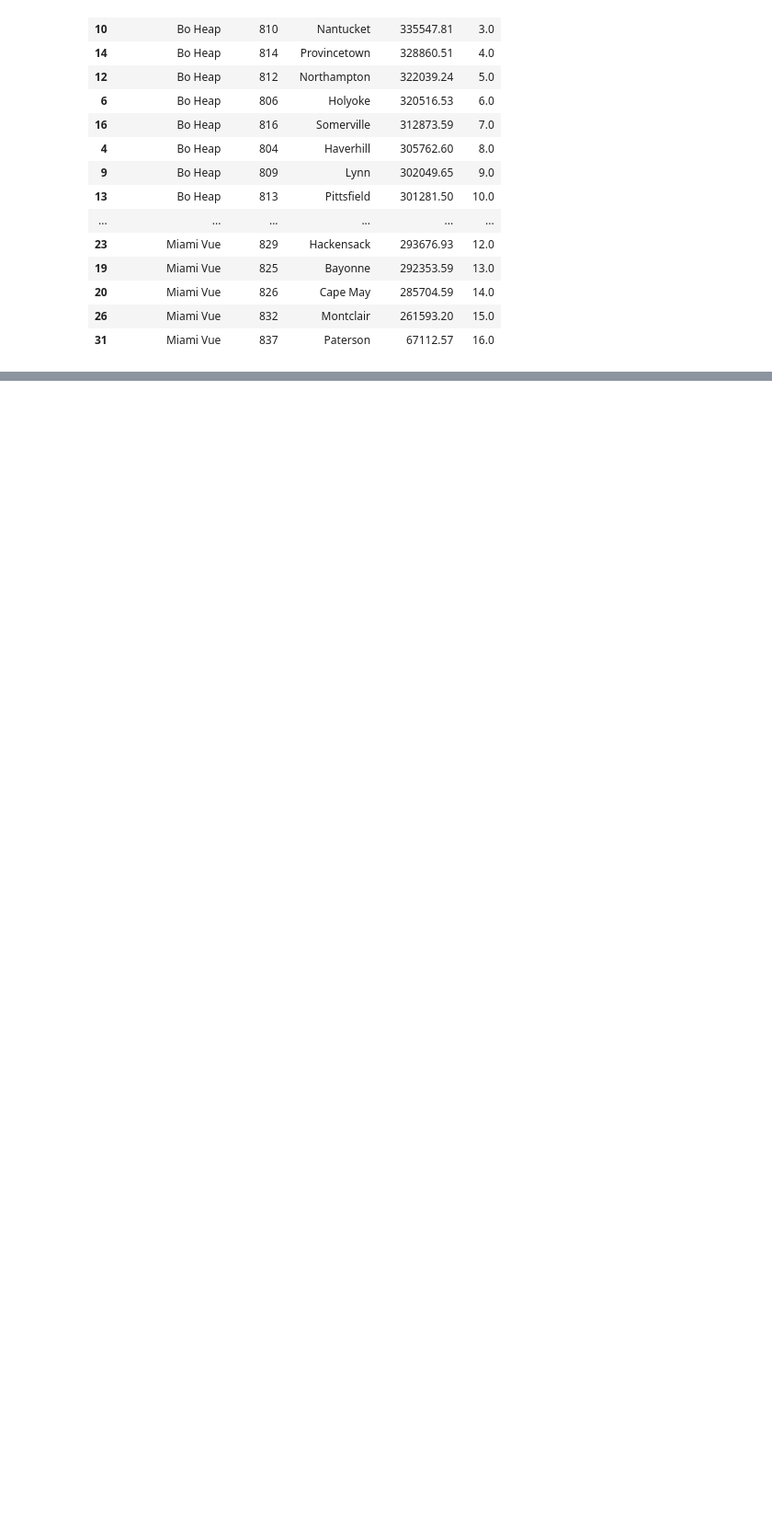
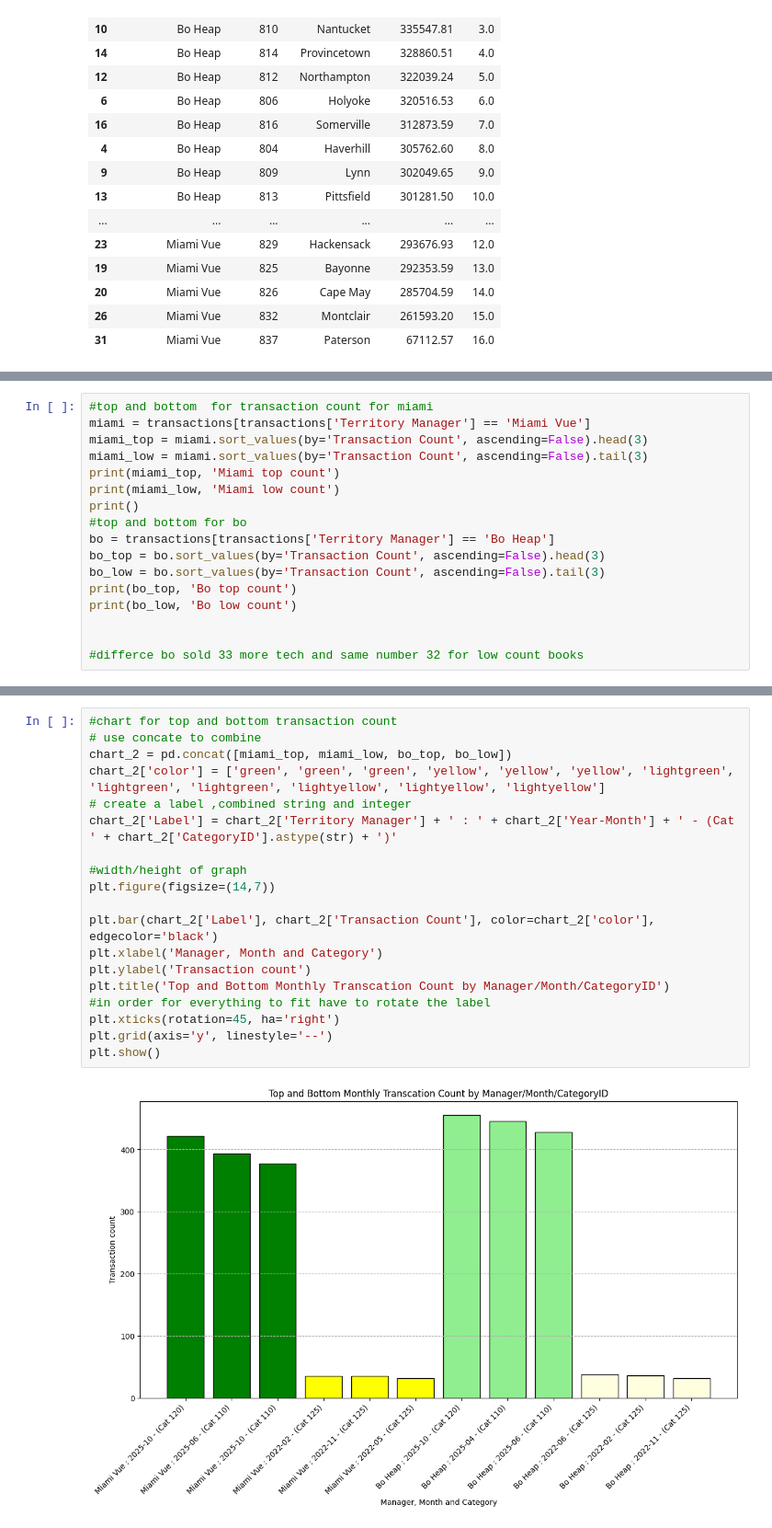
Before and after one commit to Tltj15/Capstone_2, a Jupyter notebook: arista_sales_analysis.ipynb, the cells around one changed output, grey strips where cells are left out. Shown at 92% size. Drawn from its saved outputs; the diff is of its cells as text; blank space fills up the shorter version.

```diff
--- a/arista_sales_analysis.ipynb
+++ b/arista_sales_analysis.ipynb
@@ -298,0 +362,17 @@ print(bo_top.head(5))
+# %%
+#top and bottom  for transaction count for miami
+miami = transactions[transactions['Territory Manager'] == 'Miami Vue']
+miami_top = miami.sort_values(by='Transaction Count', ascending=False).head(3)
+miami_low = miami.sort_values(by='Transaction Count', ascending=False).tail(3)
+print(miami_top, 'Miami top count')
+print(miami_low, 'Miami low count')
+print()
+#top and bottom for bo
+bo = transactions[transactions['Territory Manager'] == 'Bo Heap']
+bo_top = bo.sort_values(by='Transaction Count', ascending=False).head(3)
+bo_low = bo.sort_values(by='Transaction Count', ascending=False).tail(3)
+print(bo_top, 'Bo top count')
+print(bo_low, 'Bo low count')
+
+
+#differce bo sold 33 more tech and same number 32 for low count books
@@ -298,0 +397,21 @@ print(bo_top.head(5))
+# %%
+#chart for top and bottom transaction count
+# use concate to combine
+chart_2 = pd.concat([miami_top, miami_low, bo_top, bo_low])
+chart_2['color'] = ['green', 'green', 'green', 'yellow', 'yellow', 'yellow', 'lightgreen', 'lightgreen', 'lightgreen', 'lightyellow', 'lightyellow', 'lightyellow']
+# create a label ,combined string and integer
+chart_2['Label'] = chart_2['Territory Manager'] + ' : ' + chart_2['Year-Month'] + ' - (Cat ' + chart_2['CategoryID'].astype(str) + ')'
+
+#width/height of graph
+plt.figure(figsize=(14,7))
+
+plt.bar(chart_2['Label'], chart_2['Transaction Count'], color=chart_2['color'], edgecolor='black')
+plt.xlabel('Manager, Month and Category')
+plt.ylabel('Transaction count')
+plt.title('Top and Bottom Monthly Transcation Count by Manager/Month/CategoryID')
+#in order for everything to fit have to rotate the label
+plt.xticks(rotation=45, ha='right')
+plt.grid(axis='y', linestyle='--')
+plt.show()
+# %% [output]
+[figure, added]
```
Also changed, not shown: parts of 34 cells of this notebook.
